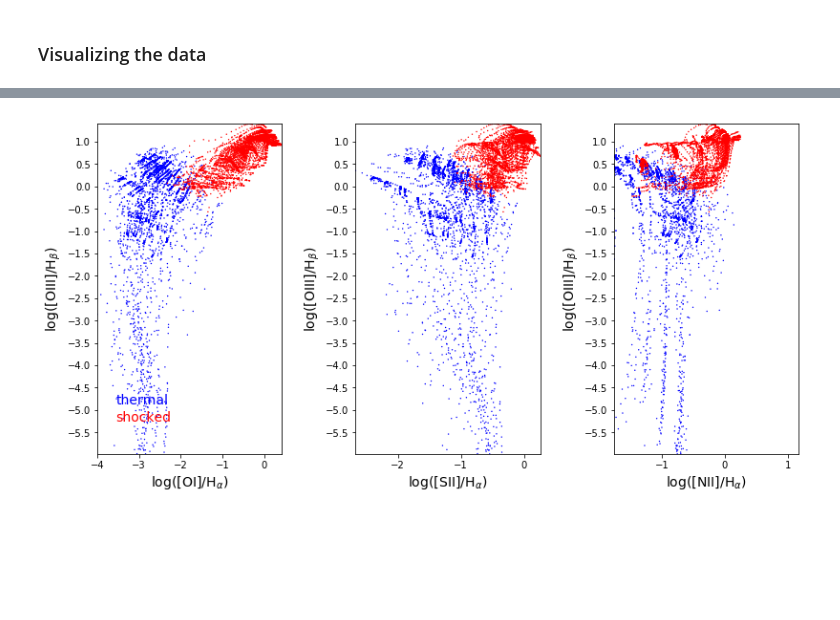
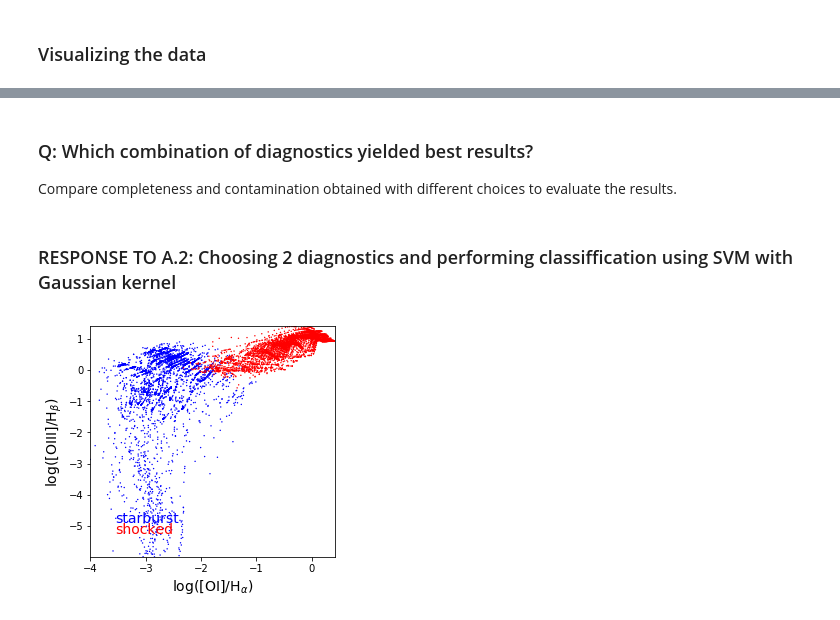
Before and after one commit to astrostatistics-in-crete/2019_summer_school, a Jupyter notebook: Classification/Classification_W.ipynb, the cells around one changed output, grey strips where cells are left out. Drawn from its saved outputs; the diff is of its cells as text; code cells hidden in the pictures; blank space fills up the shorter version.

```diff
--- a/Classification/Classification_W.ipynb
+++ b/Classification/Classification_W.ipynb
@@ -128,69 +308,57 @@ plt.show()
+# %% [markdown]
+### Q: Which combination of diagnostics yielded best results?
+
+Compare completeness and contamination obtained with different choices to evaluate the results.
+# %% [markdown]
+### RESPONSE TO A.2: Choosing 2 diagnostics and performing classiffication using SVM with Gaussian kernel
+# %%
+# SELECTING DIAGNOSTIC
+
+X = np.stack((OIII_diagnostic,
+              OI_diagnostic),axis=-1)
+
+y = y_sample
 # %%
+# VISUALIZING DIAGNOSTICS OF INTEREST
+
 import matplotlib as mpl
 from matplotlib import pyplot as plt
 from matplotlib import colors
+from mpl_toolkits.mplot3d import Axes3D
+%matplotlib inline
 
 # Creating a colormap where:
-#   blue <-> thermal
+#   blue <-> starburst
 #   red  <-> shocked
 cmap = mpl.colors.ListedColormap(['blue','red'])
 
 # Remeber that the sample X is organized as:
-#  X[:,0] <-> diagnostic 1
-#  X[:,1] <-> diagnostic 2
+#  X[:,0] <-> diagnostic 0
+#  X[:,1] <-> diagnostic 1
 #  X[:,2] <-> ...
 
-
-# PLOT SOME DIAGNOSITCS
-
-fig = plt.figure(figsize=(12, 6))
+fig = plt.figure(figsize=(4, 4))
 fig.subplots_adjust(bottom=0.15, top=0.95, hspace=0.0, left=0.1, right=0.95, wspace=0.4)
 
 ylim = [np.min(X[:, 0]),np.max(X[:, 0])]
 
-# > left plot
+# plot
 
-xlim = [np.min(X[:, 4]),np.max(X[:, 4])]
+xlim = [np.min(X[:, 1]),np.max(X[:, 1])]
 
-ax = fig.add_subplot(131)
-im = ax.scatter(X[:, 4], X[:, 0], c=y, s=2, lw=0, cmap=cmap, zorder=2)
+ax = fig.add_subplot(111)
+im = ax.scatter(X[:, 1], X[:, 0], c=y, s=2, lw=0, cmap=cmap, zorder=2)
 ax.set_xlim(xlim)
 ax.set_ylim(ylim)
 ax.xaxis.set_major_locator(plt.MultipleLocator(1))
-ax.yaxis.set_major_locator(plt.MultipleLocator(0.5))
+ax.yaxis.set_major_locator(plt.MultipleLocator(1))
 ax.set_xlabel('log([OI]/H$_{α})$', fontsize=14)
 ax.set_ylabel('log([ΟIII]/H$_{β})$', fontsize=14)
 
 # legend:
-ax.text(0.1,0.15, "thermal", color='blue', transform=ax.transAxes, fontsize=14)
-ax.text(0.1,0.10, "shocked", color='red',  transform=ax.transAxes, fontsize=14)
-
-# > central plot
-
-xlim = [np.min(X[:, 2]),np.max(X[:, 2])]
-
-ax = fig.add_subplot(132)
-im = ax.scatter(X[:, 2], X[:, 0], c=y[:], s=2, lw=0, cmap=cmap, zorder=2)
-ax.set_xlim(xlim)
-ax.set_ylim(ylim)
-ax.xaxis.set_major_locator(plt.MultipleLocator(1))
-ax.yaxis.set_major_locator(plt.MultipleLocator(0.5))
-ax.set_xlabel('log([SII]/H$_{α})$', fontsize=14)
-ax.set_ylabel('log([ΟIII]/H$_{β})$', fontsize=14)
-
-# > right plot
-
-xlim = [np.min(X[:, 3]),np.max(X[:, 3])]
-
-ax = fig.add_subplot(133)
-im = ax.scatter(X[:, 1], X[:, 0], c=y[:], s=2, lw=0, cmap=cmap, zorder=2)
-ax.set_xlim(xlim)
-ax.set_ylim(ylim)
-ax.xaxis.set_major_locator(plt.MultipleLocator(1))
-ax.yaxis.set_major_locator(plt.MultipleLocator(0.5))
-ax.set_xlabel('log([NII]/H$_{α})$', fontsize=14)
-ax.set_ylabel('log([ΟIII]/H$_{β})$', fontsize=14)
+ax.text(0.1,0.15, "starburst", color='blue', transform=ax.transAxes, fontsize=14)
+ax.text(0.1,0.10, "shocked",   color='red',  transform=ax.transAxes, fontsize=14)
 
 plt.show()
 # %% [output]
-[figure, old version]
+[figure, new version]
```
Also changed, not shown: parts of 28 cells of this notebook.
